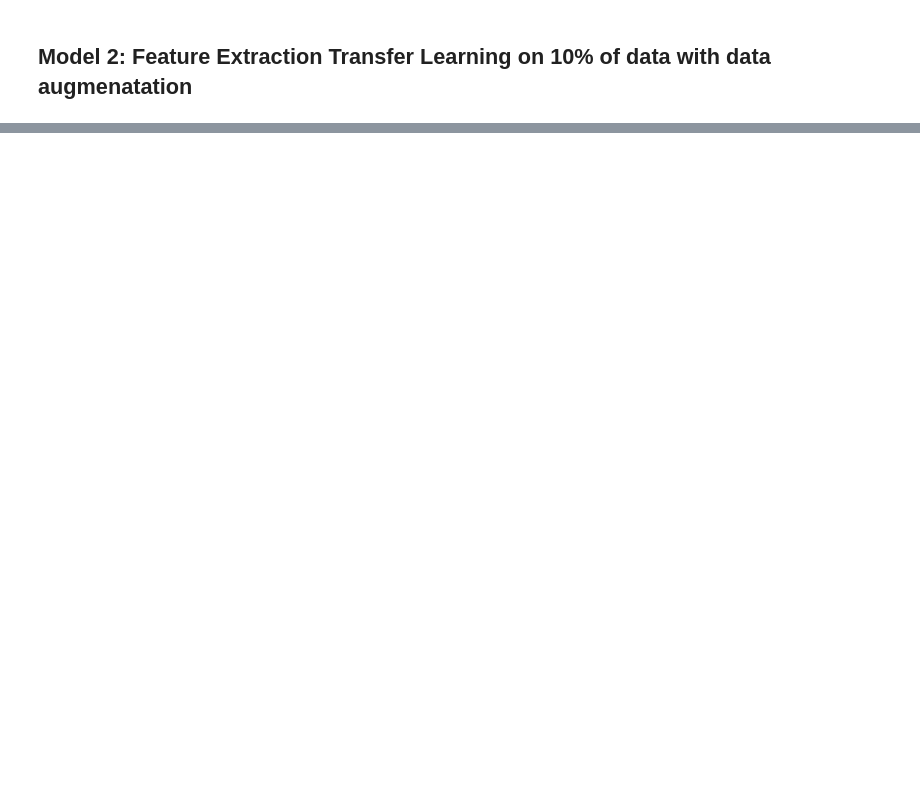
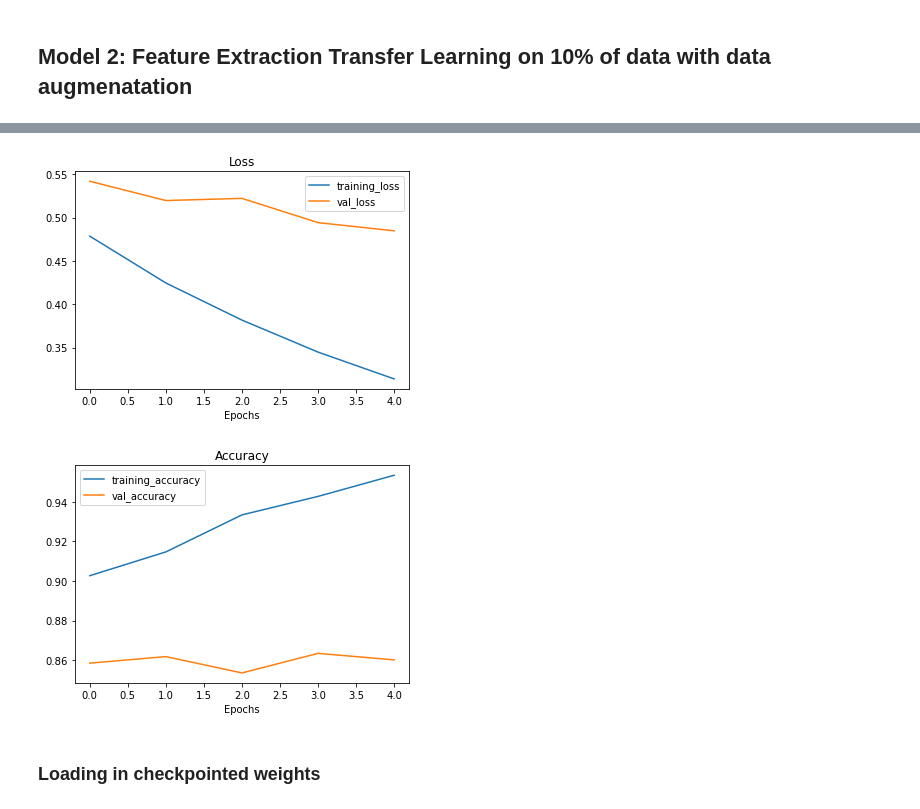
Before and after one commit to maulairfani/DataScience-Learning-Notebooks, a Jupyter notebook: 05_Transfer_Learning_Part_2_Fine_tuning.ipynb, the cells around one changed output, grey strips where cells are left out. Saved outputs shown, nothing was run; the diff lists cells and outputs as text; code cells hidden in the pictures; blank space fills up the shorter version.

```diff
--- a/05_Transfer_Learning_Part_2_Fine_tuning.ipynb
+++ b/05_Transfer_Learning_Part_2_Fine_tuning.ipynb
@@ -613,0 +694,10 @@ _________________________________________________________________
+# %%
+# Set Checkpoint path
+checkpoint_path = "ten_percent_model_checkpoint_weights/checkpoint.ckpt"
+
+# Create a ModelCheckpoint callback that saves the model's weights only
+checkpoint_callback = tf.keras.callbacks.ModelCheckpoint(filepath=checkpoint_path,
+                                                        weights_only=True,
+                                                        save_best_only=False,
+                                                        save_freq="epoch",
+                                                        verbose=1)
@@ -613,0 +706,11 @@ _________________________________________________________________
+# %%
+# Fit the model using checkpoint callback
+initial_epochs=5
+history_model_2 = model_2.fit(train_data_10_percent,
+                              epochs=initial_epochs,
+#                               steps_per_epoch=len(train_data_10_percent),
+                              validation_data=test_data,
+                              validation_steps=int(len(test_data) * 0.25),
+                              callbacks=[create_tensorboard_callback(dir_name="transfer_learning",
+                                                                     experiment_name="10_percent_data_aug"),
+                                        checkpoint_callback])
@@ -613,0 +774,8 @@ _________________________________________________________________
+# %%
+# Plot model loss curves
+plot_loss_curves(history_model_2)
+# %% [output]
+[figure, added]
+[figure, added]
+# %% [markdown]
+### Loading in checkpointed weights
```
Also changed, not shown: parts of 48 cells of this notebook.
